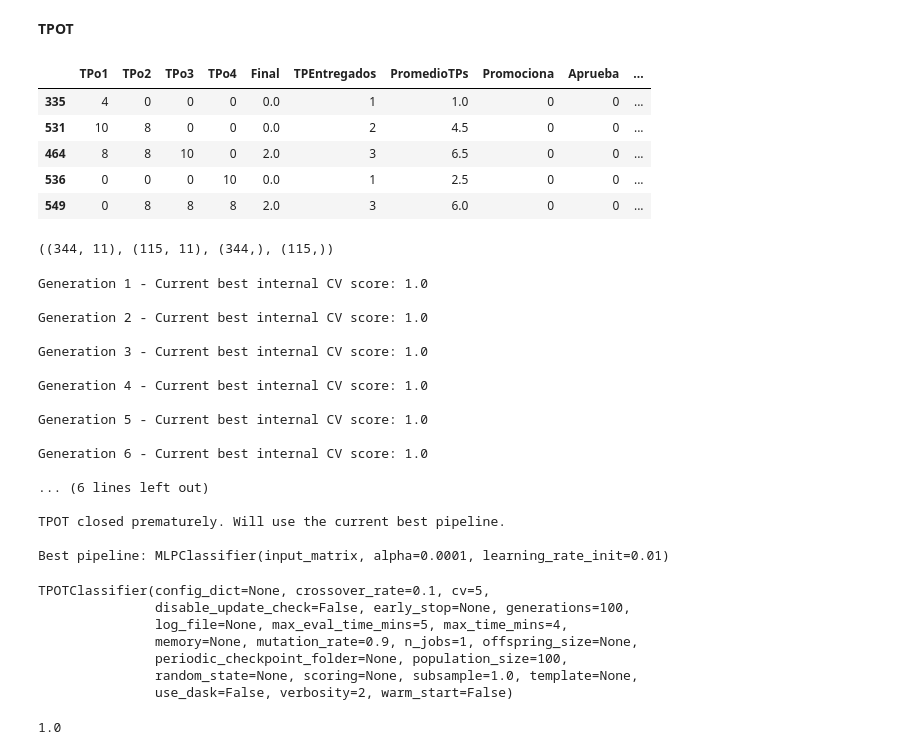
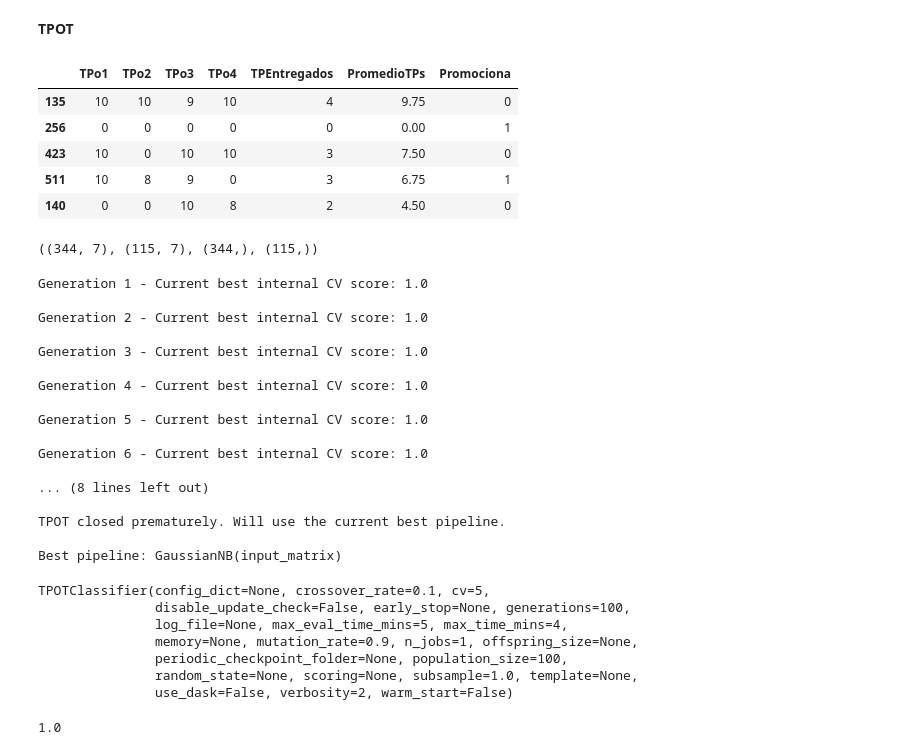
Before and after one commit to ZerpaNadia/Tp-AprendizajeAutomatico, a Jupyter notebook: TP17Nov.ipynb, the cells around one changed output. Drawn from its saved outputs; the diff is of its cells as text; code cells hidden in the pictures.

```diff
--- a/TP17Nov.ipynb
+++ b/TP17Nov.ipynb
@@ -477,22 +475,21 @@ from sklearn.datasets import load_iris # IRIS ya esta precargado en la libreria
 # %%
 from sklearn.model_selection import train_test_split # Metodo para dividir el conjunto de datos en entrenamiento y prueba.
 # %%
-dfPromo = df
 dfPromo = dfPromo.drop(['Quat'], axis = 1)
 dfPromo.sample(5)
 # %% [output]
-|  | TPo1 | TPo2 | TPo3 | TPo4 | Final | TPEntregados | PromedioTPs | Promociona | Aprueba | ... |
-| 335 | 4 | 0 | 0 | 0 | 0.0 | 1 | 1.0 | 0 | 0 | ... |
-| 531 | 10 | 8 | 0 | 0 | 0.0 | 2 | 4.5 | 0 | 0 | ... |
-| 464 | 8 | 8 | 10 | 0 | 2.0 | 3 | 6.5 | 0 | 0 | ... |
-| 536 | 0 | 0 | 0 | 10 | 0.0 | 1 | 2.5 | 0 | 0 | ... |
-| 549 | 0 | 8 | 8 | 8 | 2.0 | 3 | 6.0 | 0 | 0 | ... |
+|  | TPo1 | TPo2 | TPo3 | TPo4 | TPEntregados | PromedioTPs | Promociona |
+| 135 | 10 | 10 | 9 | 10 | 4 | 9.75 | 0 |
+| 256 | 0 | 0 | 0 | 0 | 0 | 0.00 | 1 |
+| 423 | 10 | 0 | 10 | 10 | 3 | 7.50 | 0 |
+| 511 | 10 | 8 | 9 | 0 | 3 | 6.75 | 1 |
+| 140 | 0 | 0 | 10 | 8 | 2 | 4.50 | 0 |
 # %%
 X_train, X_test, y_train, y_test = train_test_split(dfPromo, dfPromo['Promociona'], train_size=0.75, test_size=0.25)
 # %%
 X_train.shape, X_test.shape, y_train.shape, y_test.shape # Solo a efectos de validar los diversos conjuntos de datos
 # %% [output]
-((344, 11), (115, 11), (344,), (115,))
+((344, 7), (115, 7), (344,), (115,))
 # %%
 tpot = TPOTClassifier(verbosity=2, max_time_mins=4)
 # %%
@@ -510,11 +507,11 @@ Generation 5 - Current best internal CV score: 1.0
 
 Generation 6 - Current best internal CV score: 1.0
 
-... (6 lines left out)
+... (8 lines left out)
 
 TPOT closed prematurely. Will use the current best pipeline.
 
-Best pipeline: MLPClassifier(input_matrix, alpha=0.0001, learning_rate_init=0.01)
+Best pipeline: GaussianNB(input_matrix)
 TPOTClassifier(config_dict=None, crossover_rate=0.1, cv=5,
                disable_update_check=False, early_stop=None, generations=100,
                log_file=None, max_eval_time_mins=5, max_time_mins=4,
```
Also changed, not shown: parts of 12 cells of this notebook, 1 other file.
